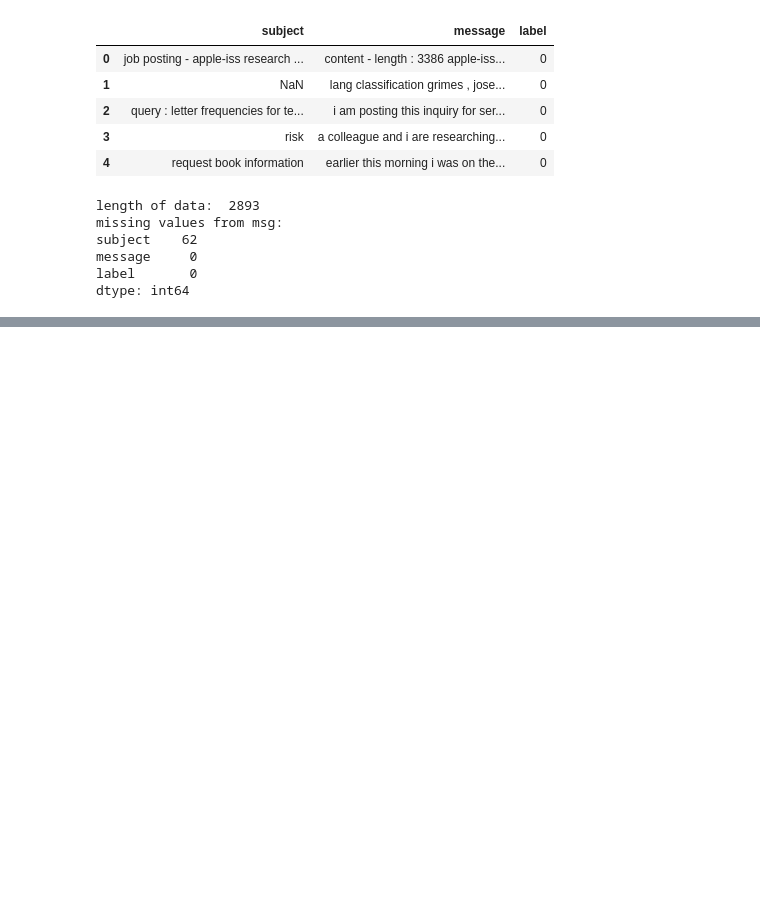
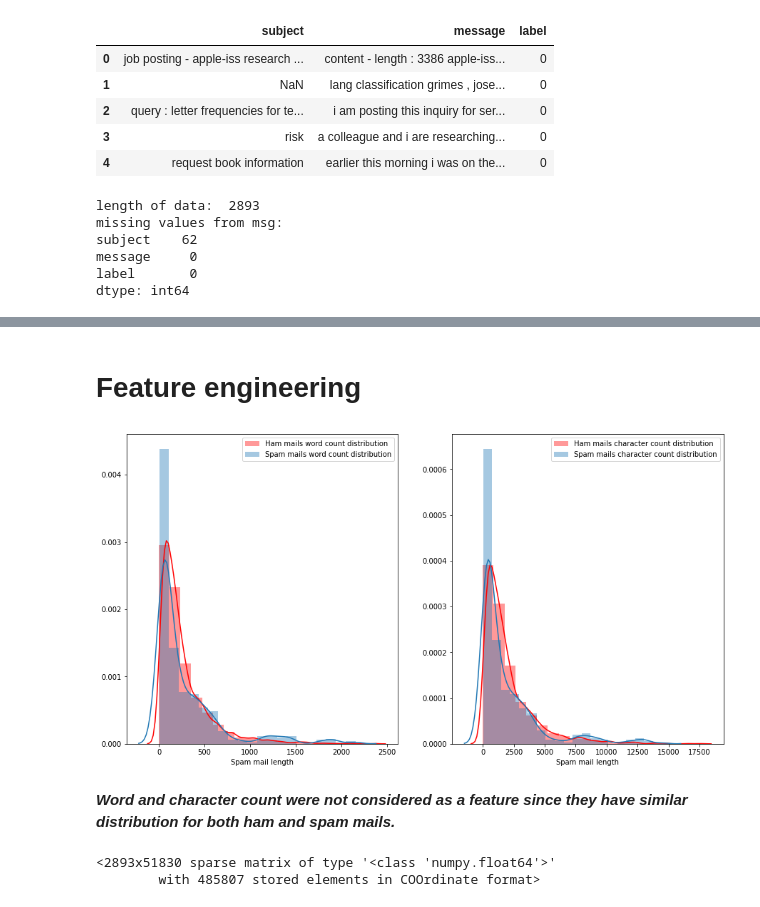
Before and after one commit to DipeshChothwe/NLP, a Jupyter notebook: Classifying_Emails.ipynb, the cells around one changed output, grey strips where cells are left out. Drawn from its saved outputs; the diff is of its cells as text; code cells hidden in the pictures; blank space fills up the shorter version.

```diff
--- a/Classifying_Emails.ipynb
+++ b/Classifying_Emails.ipynb
@@ -57,0 +66,8 @@ msg.groupby('label').describe()
+# %%
+msg['subject'].fillna('No subject', inplace=True)
+
+print("missing values from msg:")
+print(msg.isnull().sum())
+print("")
+
+msg.groupby('label').describe()
@@ -57,0 +149,36 @@ msg.groupby('label').describe()
+# %%
+# clean text data
+msg["message"] = msg["message"].apply(lambda x: clean_text(x))
+msg["subject"] = msg["subject"].apply(lambda x: clean_text(x))
+# %% [markdown]
+# **Feature engineering**
+# %%
+# add number of characters column
+msg["nb_chars"] = msg["message"].apply(lambda x: len(x))
+
+# add number of words column
+msg["nb_words"] = msg["message"].apply(lambda x: len(x.split(" ")))
+
+f,ax = plt.subplots(1,2,figsize = (15,8))
+
+sns.distplot(msg[msg['label']==0]['nb_words'],bins=20,ax=ax[0],label='Ham mails word count distribution',color='r')
+ax[0].set_xlabel('Ham mail length')
+ax[0].legend()
+
+sns.distplot(msg[msg['label']==1]['nb_words'],bins=20,ax=ax[0],label='Spam mails word count distribution')
+ax[0].set_xlabel('Spam mail length')
+ax[0].legend()
+
+sns.distplot(msg[msg['label']==0]['nb_chars'],bins=20,ax=ax[1],label='Ham mails character count distribution',color='r')
+ax[1].set_xlabel('Ham mail char length')
+ax[1].legend()
+
+sns.distplot(msg[msg['label']==1]['nb_chars'],bins=20,ax=ax[1],label='Spam mails character count distribution')
+ax[1].set_xlabel('Spam mail length')
+ax[1].legend()
+
+plt.show()
+# %% [output]
+[figure, added]
+# %% [markdown]
+ ***Word and character count were not considered as a feature since they have similar distribution for both ham and spam mails.***
@@ -57,0 +214,5 @@ msg.groupby('label').describe()
+# %%
+featuresfinal
+# %% [output]
+<2893x51830 sparse matrix of type '<class 'numpy.float64'>'
+        with 485807 stored elements in COOrdinate format>
```
Also changed, not shown: parts of 23 cells of this notebook.
